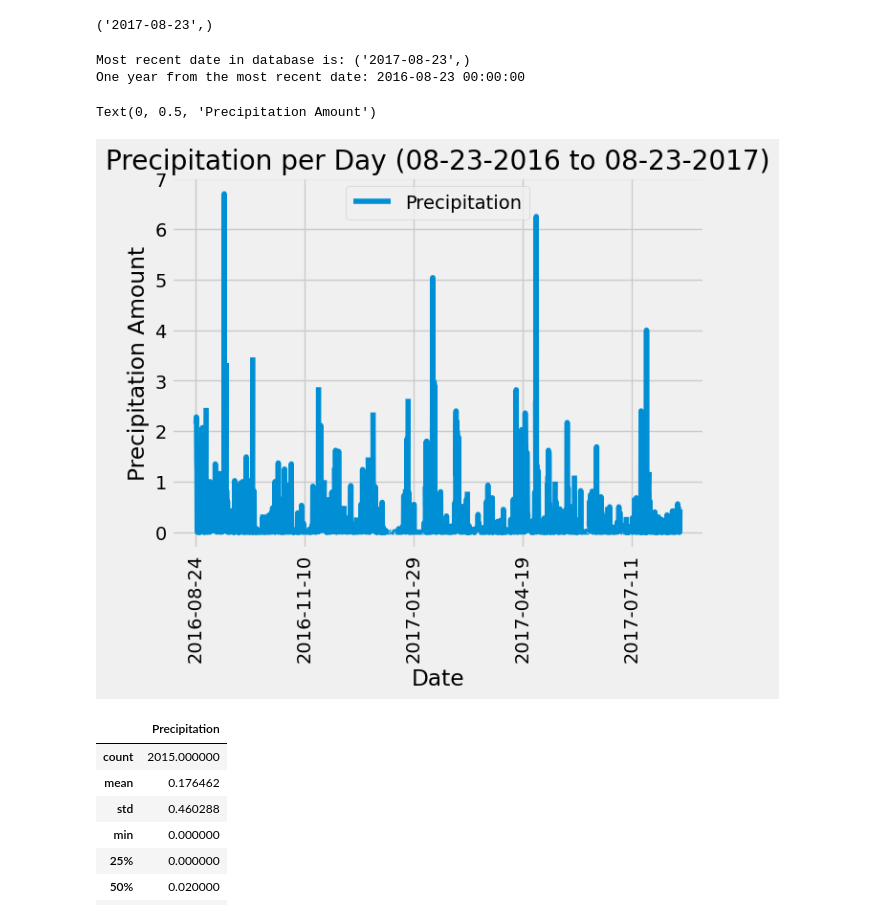
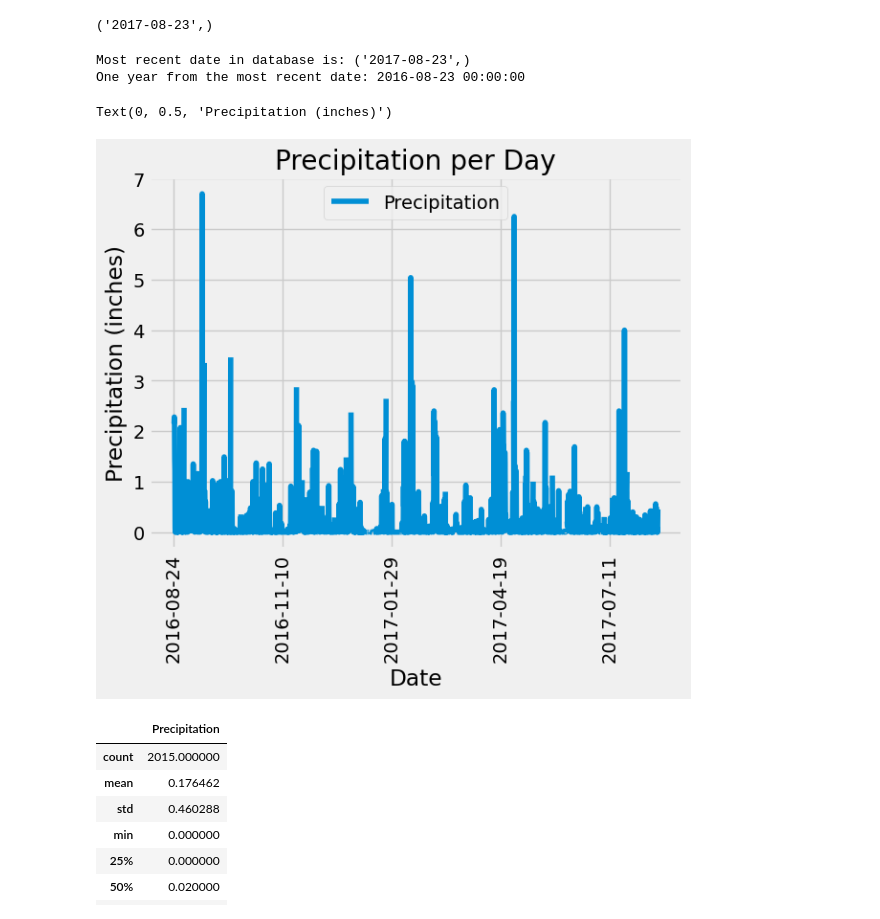
Before and after one commit to steph-anie-w/sqlalchemy-challenge, a Jupyter notebook: SurfsUp/climate_starter.ipynb, the cells around one changed output. Cells and saved outputs as stored; diff of their text form; code cells hidden in the pictures.

```diff
--- a/SurfsUp/climate_starter.ipynb
+++ b/SurfsUp/climate_starter.ipynb
@@ -70,34 +70,34 @@ most_recent_date
 # %%
 # Design a query to retrieve the last 12 months of precipitation data and plot the results.
 # Starting from the most recent data point in the database.
 print(f'Most recent date in database is: {most_recent_date}')
 
 # Calculate the date one year from the last date in data set.
 one_yr_prior = (dt.datetime.strptime(most_recent_date[0], '%Y-%m-%d') - dt.timedelta(days=365))
 print(f'One year from the most recent date: {one_yr_prior}')
 
 # Perform a query to retrieve the data and precipitation scores
 precipitation_data = session.query(measurement.date, measurement.prcp).\
     filter(measurement.date >= one_yr_prior).all()
 precipitation_data[:5]
 
 # Save the query results as a Pandas DataFrame and set the index to the date column
 prcp_df = pd.DataFrame(precipitation_data, columns=['Date', 'Precipitation'])
 prcp_df.head()
 
 # Sort the dataframe by date
 prcp_df.set_index('Date', inplace=True)
 prcp_df = prcp_df.sort_index()
 
 # Use Pandas Plotting with Matplotlib to plot the data
 figure1 = prcp_df.plot(rot= 90)
-figure1.set_title("Precipitation per Day (08-23-2016 to 08-23-2017)")
-figure1.set_ylabel("Precipitation Amount")
+figure1.set_title("Precipitation per Day")
+figure1.set_ylabel("Precipitation (inches)")
 # %% [output]
 Most recent date in database is: ('2017-08-23',)
 One year from the most recent date: 2016-08-23 00:00:00
-Text(0, 0.5, 'Precipitation Amount')
+Text(0, 0.5, 'Precipitation (inches)')
-[figure, old version]
+[figure, new version]
 # %%
 # Use Pandas to calcualte the summary statistics for the precipitation data
 prcp_df.describe()
```
Also changed, not shown: parts of 5 cells of this notebook.
